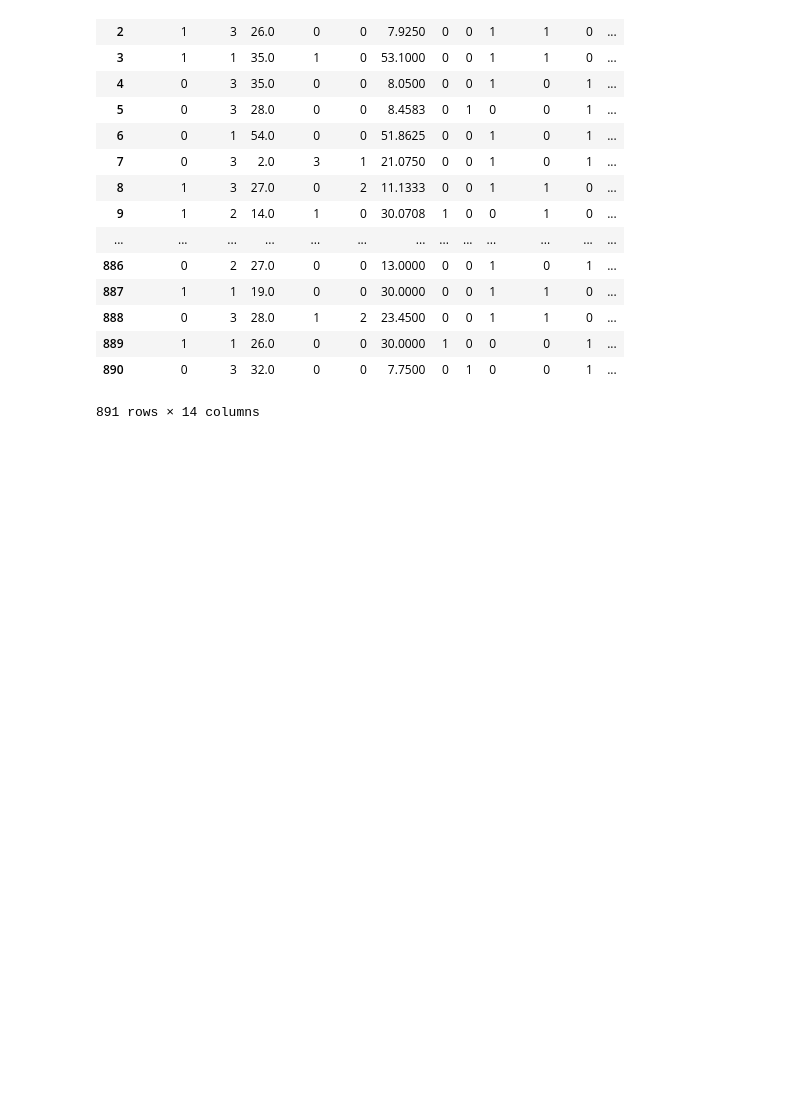
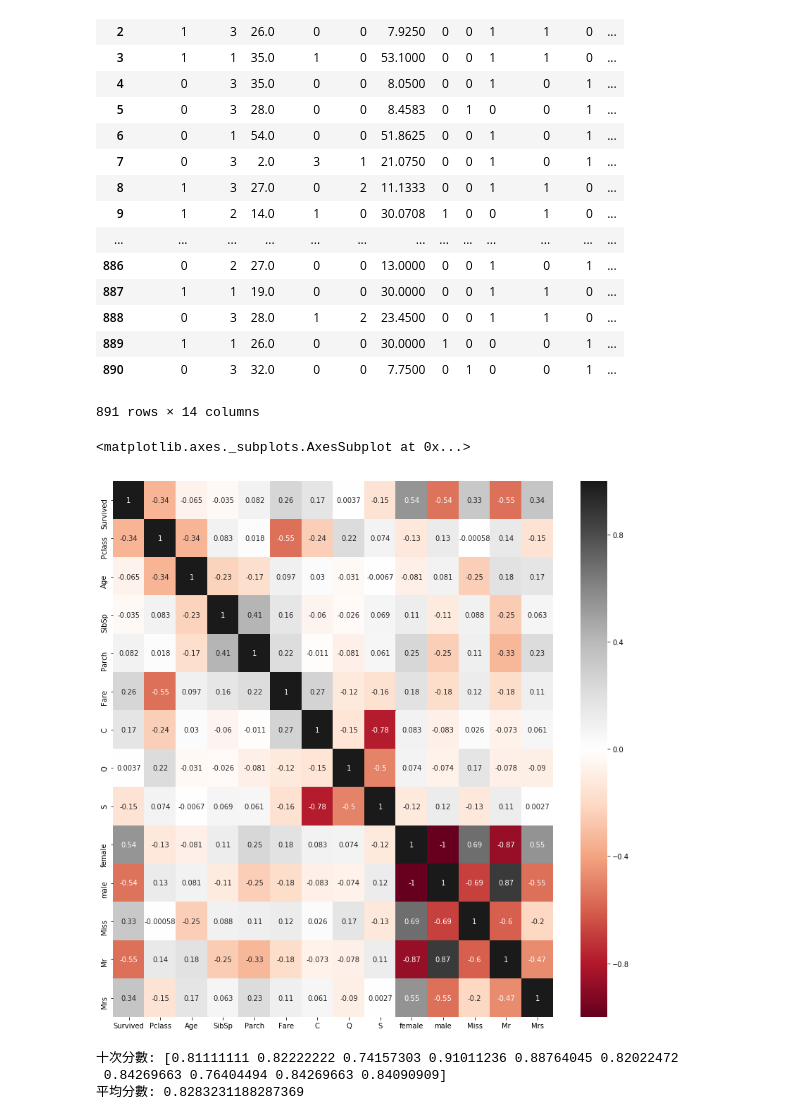
Before and after one commit to Elwing-Chou/taipeitechml, a Jupyter notebook: Titanic.ipynb, the cells around one changed output. Saved outputs shown, nothing was run; the diff lists cells and outputs as text; code cells hidden in the pictures; blank space fills up the shorter version.

```diff
--- a/Titanic.ipynb
+++ b/Titanic.ipynb
@@ -202,3 +202,27 @@ train_df
 | 889 | 1 | 1 | 26.0 | 0 | 0 | 30.0000 | 1 | 0 | 0 | 0 | 1 | ... |
 | 890 | 0 | 3 | 32.0 | 0 | 0 | 7.7500 | 0 | 1 | 0 | 0 | 1 | ... |
 891 rows × 14 columns
+# %%
+import matplotlib.pyplot as plt
+%matplotlib inline
+import seaborn as sns
+plt.figure(figsize=(14, 14))
+sns.heatmap(train_df.corr(), annot=True, cmap="RdGy")
+# %% [output]
+<matplotlib.axes._subplots.AxesSubplot at 0x...>
+[figure, added]
+# %%
+from sklearn.ensemble import RandomForestClassifier
+from sklearn.model_selection import cross_val_score
+import numpy as np
+# n_estimators->妳有幾棵樹
+clf = RandomForestClassifier(n_estimators=27, max_depth=7)
+x = train_df.drop(["Survived"], axis=1)
+y = train_df["Survived"]
+score = cross_val_score(clf, x, y, cv=10)
+print("十次分數:", score)
+print("平均分數:", np.average(score))
+# %% [output]
+十次分數: [0.81111111 0.82222222 0.74157303 0.91011236 0.88764045 0.82022472
+ 0.84269663 0.76404494 0.84269663 0.84090909]
+平均分數: 0.8283231188287369
```
